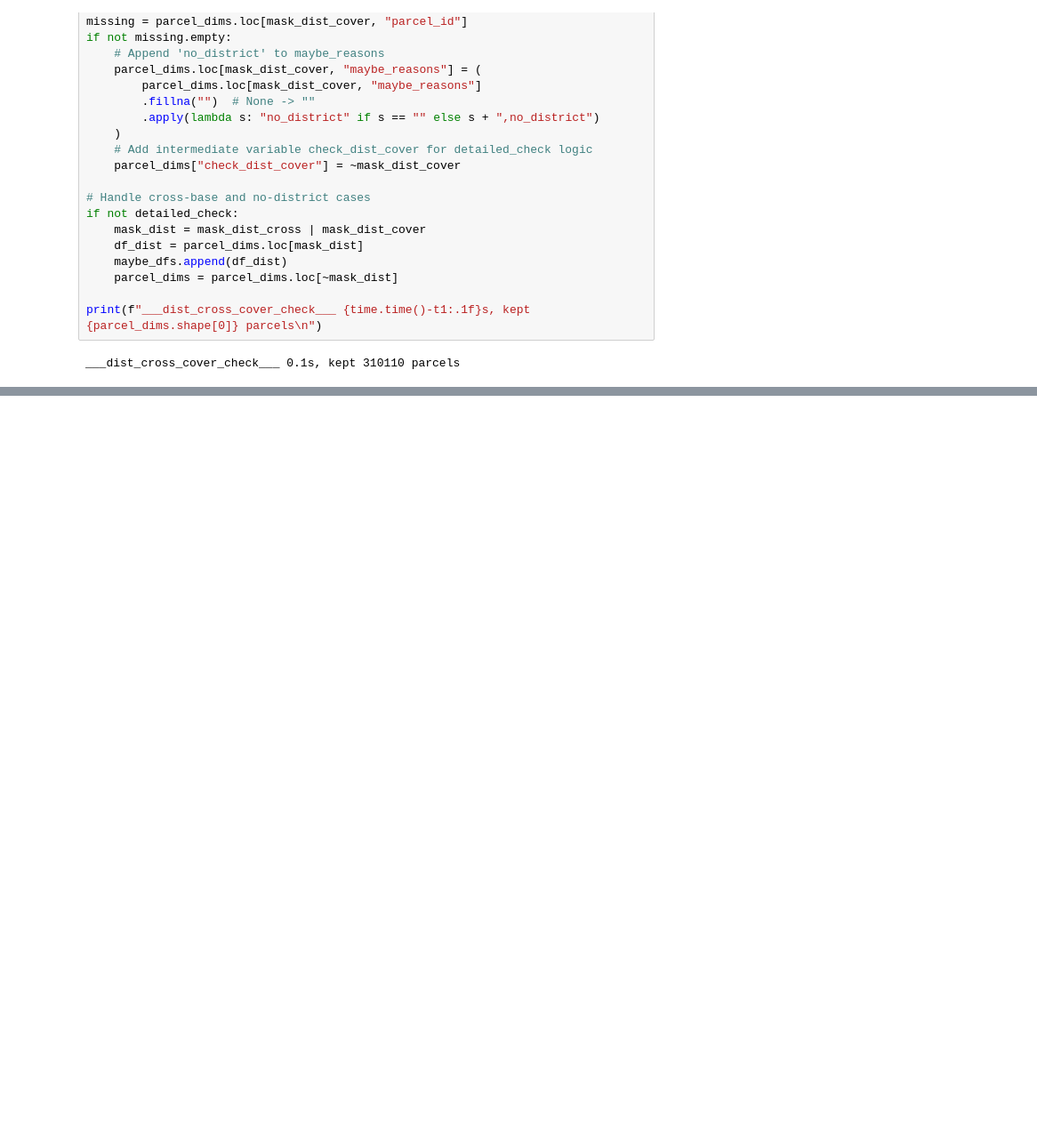
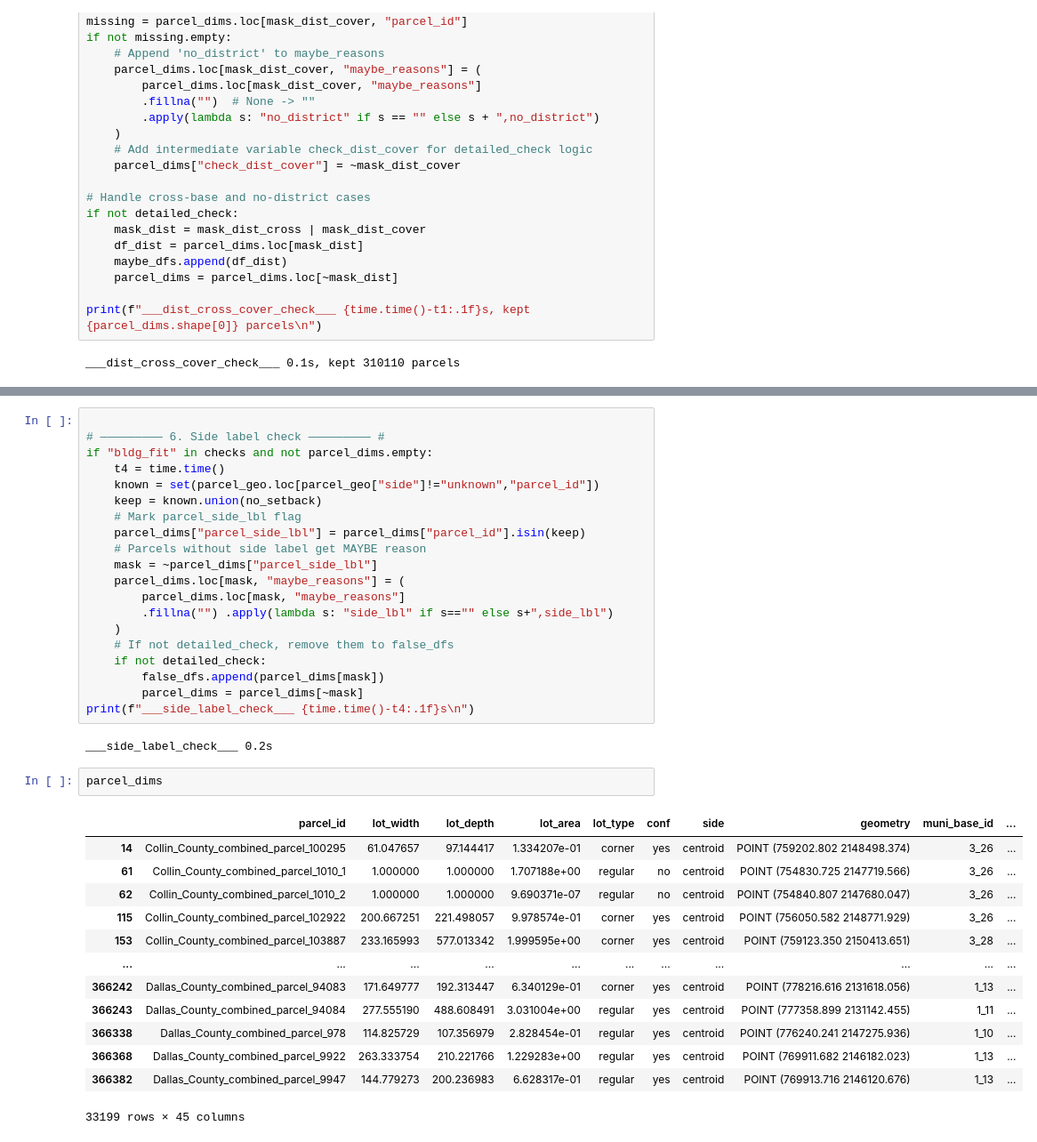
Before and after one commit to vibe-lab-gsd/zonepy, a Jupyter notebook: examples.ipynb, the cells around one changed output, grey strips where cells are left out. Shown at 89% size. Drawn from its saved outputs; the diff is of its cells as text; blank space fills up the shorter version.

```diff
--- a/examples.ipynb
+++ b/examples.ipynb
@@ -1353,0 +1348,38 @@ ___planned_dev_check___ 0.1s, kept 310149 parcels
+# %%
+
+# ————————— 6. Side label check ————————— #
+if "bldg_fit" in checks and not parcel_dims.empty:
+    t4 = time.time()
+    known = set(parcel_geo.loc[parcel_geo["side"]!="unknown","parcel_id"])
+    keep = known.union(no_setback)
+    # Mark parcel_side_lbl flag
+    parcel_dims["parcel_side_lbl"] = parcel_dims["parcel_id"].isin(keep)
+    # Parcels without side label get MAYBE reason
+    mask = ~parcel_dims["parcel_side_lbl"]
+    parcel_dims.loc[mask, "maybe_reasons"] = (
+        parcel_dims.loc[mask, "maybe_reasons"]
+        .fillna("") .apply(lambda s: "side_lbl" if s=="" else s+",side_lbl")
+    )
+    # If not detailed_check, remove them to false_dfs
+    if not detailed_check:
+        false_dfs.append(parcel_dims[mask])
+        parcel_dims = parcel_dims[~mask]
+print(f"___side_label_check___ {time.time()-t4:.1f}s\n")
+# %% [output]
+___side_label_check___ 0.2s
+# %%
+parcel_dims
+# %% [output]
+|  | parcel_id | lot_width | lot_depth | lot_area | lot_type | conf | side | geometry | muni_base_id | ... |
+| 14 | Collin_County_combined_parcel_100295 | 61.047657 | 97.144417 | 1.334207e-01 | corner | yes | centroid | POINT (759202.802 2148498.374) | 3_26 | ... |
+| 61 | Collin_County_combined_parcel_1010_1 | 1.000000 | 1.000000 | 1.707188e+00 | regular | no | centroid | POINT (754830.725 2147719.566) | 3_26 | ... |
+| 62 | Collin_County_combined_parcel_1010_2 | 1.000000 | 1.000000 | 9.690371e-07 | regular | no | centroid | POINT (754840.807 2147680.047) | 3_26 | ... |
+| 115 | Collin_County_combined_parcel_102922 | 200.667251 | 221.498057 | 9.978574e-01 | corner | yes | centroid | POINT (756050.582 2148771.929) | 3_26 | ... |
+| 153 | Collin_County_combined_parcel_103887 | 233.165993 | 577.013342 | 1.999595e+00 | corner | yes | centroid | POINT (759123.350 2150413.651) | 3_28 | ... |
+| ... | ... | ... | ... | ... | ... | ... | ... | ... | ... | ... |
+| 366242 | Dallas_County_combined_parcel_94083 | 171.649777 | 192.313447 | 6.340129e-01 | corner | yes | centroid | POINT (778216.616 2131618.056) | 1_13 | ... |
+| 366243 | Dallas_County_combined_parcel_94084 | 277.555190 | 488.608491 | 3.031004e+00 | regular | yes | centroid | POINT (777358.899 2131142.455) | 1_11 | ... |
+| 366338 | Dallas_County_combined_parcel_978 | 114.825729 | 107.356979 | 2.828454e-01 | regular | yes | centroid | POINT (776240.241 2147275.936) | 1_10 | ... |
+| 366368 | Dallas_County_combined_parcel_9922 | 263.333754 | 210.221766 | 1.229283e+00 | regular | yes | centroid | POINT (769911.682 2146182.023) | 1_13 | ... |
+| 366382 | Dallas_County_combined_parcel_9947 | 144.779273 | 200.236983 | 6.628317e-01 | regular | yes | centroid | POINT (769913.716 2146120.676) | 1_13 | ... |
+33199 rows × 45 columns
```
Also changed, not shown: parts of 18 cells of this notebook, 1 other file.
